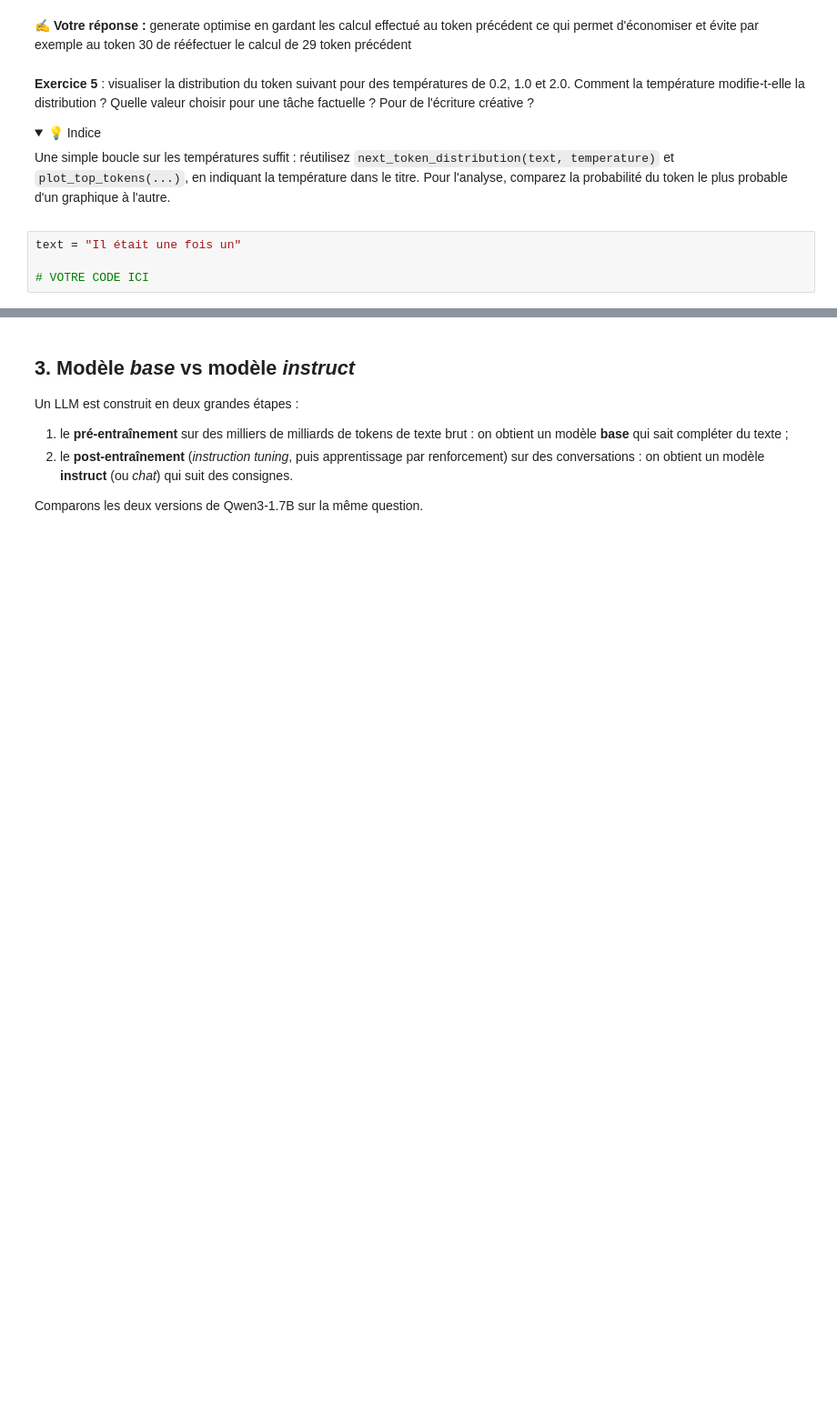
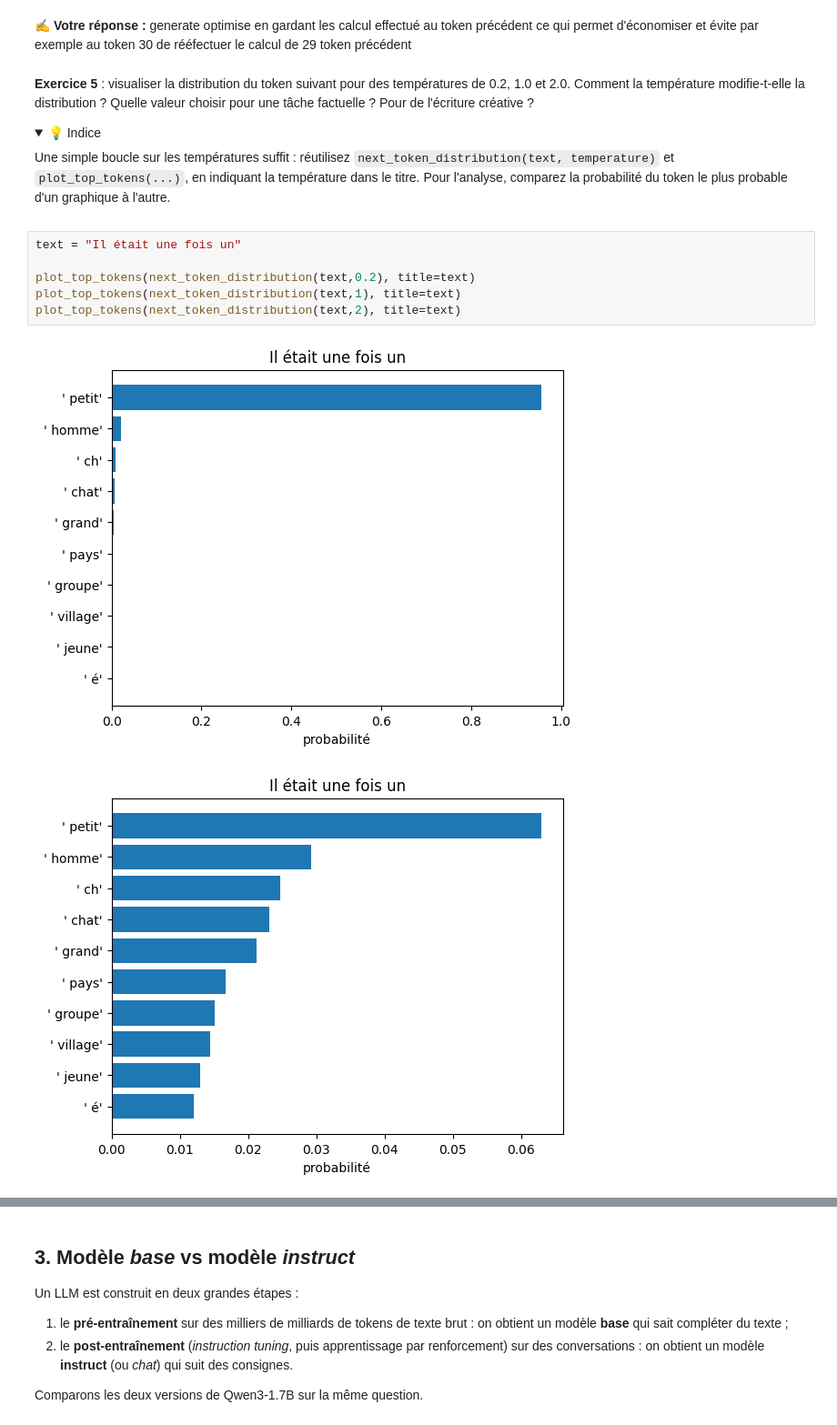
Before and after one commit to pierrebg18/tp-initiation-llm-student-version, a Jupyter notebook: TP_initiation_llm.ipynb, the cells around one changed output, grey strips where cells are left out. Shown at 91% size. Saved outputs shown, nothing was run; the diff lists cells and outputs as text; folded sections open; blank space fills up the shorter version.

```diff
--- a/TP_initiation_llm.ipynb
+++ b/TP_initiation_llm.ipynb
@@ -419,4 +389,9 @@ Une simple boucle sur les températures suffit : réutilisez `next_token_distrib
 # %%
 text = "Il était une fois un"
 
-# VOTRE CODE ICI
+plot_top_tokens(next_token_distribution(text,0.2), title=text)
+plot_top_tokens(next_token_distribution(text,1), title=text)
+plot_top_tokens(next_token_distribution(text,2), title=text)
+# %% [output]
+[figure, added]
+[figure, added]
```
Also changed, not shown: parts of 18 cells of this notebook.
